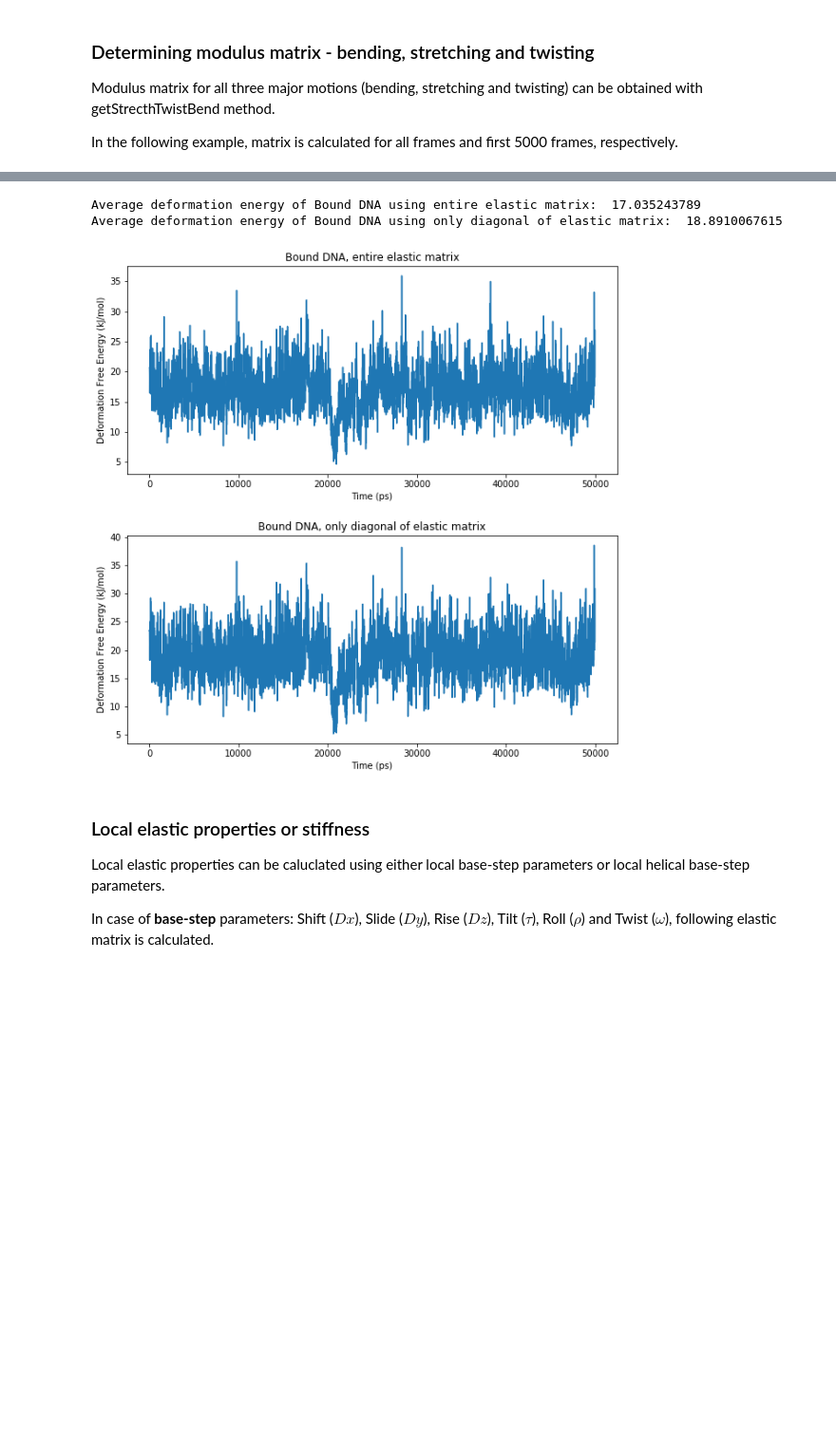
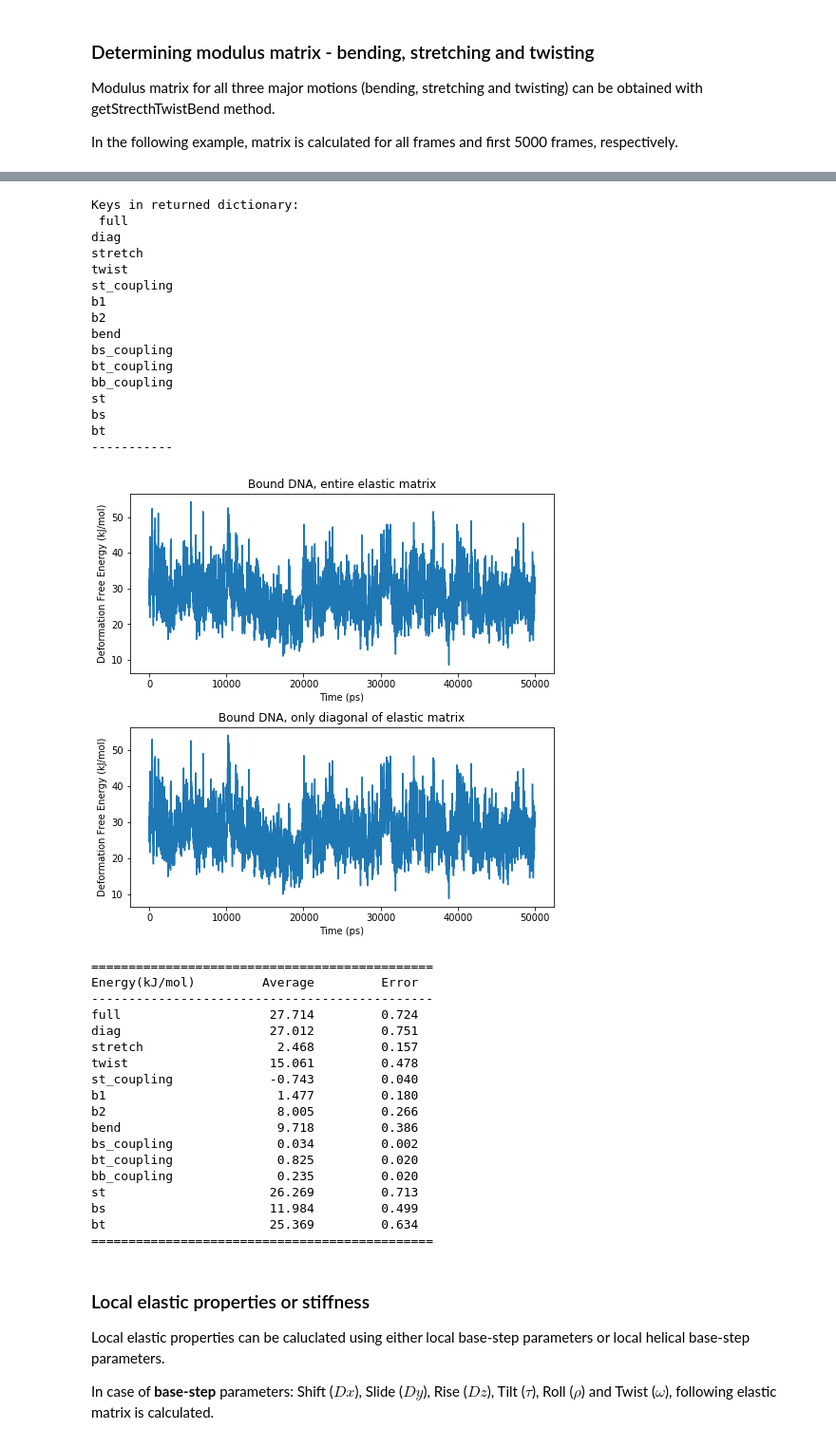
Before and after one commit to rjdkmr/do_x3dna, a Jupyter notebook: docs/notebooks/calculate_elasticity_tutorial.ipynb, the cells around one changed output, grey strips where cells are left out. Shown: that part at 95% size. Saved outputs shown, nothing was run; the diff lists cells and outputs as text; code cells hidden in the pictures; blank space fills up the shorter version.

```diff
--- a/docs/notebooks/calculate_elasticity_tutorial.ipynb
+++ b/docs/notebooks/calculate_elasticity_tutorial.ipynb
@@ -112,7 +40,7 @@ del freeDNA
 
 * This class contains all the required functions to calculate the elastic properties and deformation free energy.
 # %%
-eyDNA = dnaMD.dnaEY(27, 'BST', filename='free_dna.h5')
+eyDNA = dnaMD.dnaEY(27, 'BST', filename='elasticity_DNA/free_dna.h5')
 # %% [markdown]
 ### Determining modulus matrix - bending, stretching and twisting
 
@@ -246 +209,4 @@ Shape of modulus Array: (10, 23)
+# %%
+# Load parameters of bound DNA
+boundDNA = dnaMD.DNA(27, filename='elasticity_DNA/bound_dna.h5')
 # %% [markdown]
@@ -265,35 +231,73 @@ Deformation free energy can be calculated for the following motions that can be
 # %%
-fig = plt.figure(figsize=(10,10))
+# Deformation free energy of bound DNA and calculate all above listed terms
+time, energy = eyDNA.getGlobalDeformationEnergy([4,20], boundDNA, paxis='X', which='all', masked=True)
+energyTerms=list(energy.keys())
+print('Keys in returned dictionary:\n', '\n'.join(energyTerms), '\n-----------')
+
+# Plot two energy terms
+fig = plt.figure(figsize=(8,8))
 fig.subplots_adjust(hspace=0.3)
-
-# Deformation free energy of bound DNA by considering whole elastic matrix
-time, energy = eyDNA.getGlobalDeformationEnergy([5,22], boundDNA, paxis='X', which='all', masked=True)
-print('Average deformation energy of Bound DNA using entire elastic matrix: ', np.mean(energy))
 
 ax1 = fig.add_subplot(211)
 ax1.set_title('Bound DNA, entire elastic matrix')
-
-ax1.plot(time, energy)
+ax1.plot(time, energy['full'])
 ax1.set_xlabel('Time (ps)')
 ax1.set_ylabel(r'Deformation Free Energy (kJ/mol)',)
 
-
-# Deformation free energy of bound DNA by considering diagonal of elastic matrix
-time, energy = eyDNA.getGlobalDeformationEnergy([5,22], boundDNA, paxis='X', which='diag', masked=True)
-print('Average deformation energy of Bound DNA using only diagonal of elastic matrix: ', np.mean(energy))
-
 ax2 = fig.add_subplot(212)
 ax2.set_title('Bound DNA, only diagonal of elastic matrix')
-
-ax2.plot(time, energy)
+ax2.plot(time, energy['diag'])
 ax2.set_xlabel('Time (ps)')
 ax2.set_ylabel(r'Deformation Free Energy (kJ/mol)',)
 
 plt.show()
+
+
+# Calculate average and error for each energy terms
+error = dnaMD.get_error(time, list(energy.values()), len(energyTerms), err_type='block', tool='gmx analyze')
+
+print("==============================================")
+print('{0:<16}{1:>14}{2:>14}'.format('Energy(kJ/mol)', 'Average', 'Error'))
+print("----------------------------------------------")
+for i in range(len(energyTerms)):
+    print('{0:<16}{1:>14.3f}{2:>14.3f}'.format(energyTerms[i], np.mean(energy[energyTerms[i]]),error[i]))
+print("==============================================\n")
 # %% [output]
-Average deformation energy of Bound DNA using entire elastic matrix:  17.035243789
-Average deformation energy of Bound DNA using only diagonal of elastic matrix:  18.8910067615
+Keys in returned dictionary:
+ full
+diag
+stretch
+twist
+st_coupling
+b1
+b2
+bend
+bs_coupling
+bt_coupling
+bb_coupling
+st
+bs
+bt
+-----------
-[figure, old version]
+[figure, new version]
+==============================================
+Energy(kJ/mol)         Average         Error
+----------------------------------------------
+full                    27.714         0.724
+diag                    27.012         0.751
+stretch                  2.468         0.157
+twist                   15.061         0.478
+st_coupling             -0.743         0.040
+b1                       1.477         0.180
+b2                       8.005         0.266
+bend                     9.718         0.386
+bs_coupling              0.034         0.002
+bt_coupling              0.825         0.020
+bb_coupling              0.235         0.020
+st                      26.269         0.713
+bs                      11.984         0.499
+bt                      25.369         0.634
+==============================================
 # %% [markdown]
 ### Local elastic properties or stiffness
 
```
Also changed, not shown: parts of 25 cells of this notebook, 23 other files.
